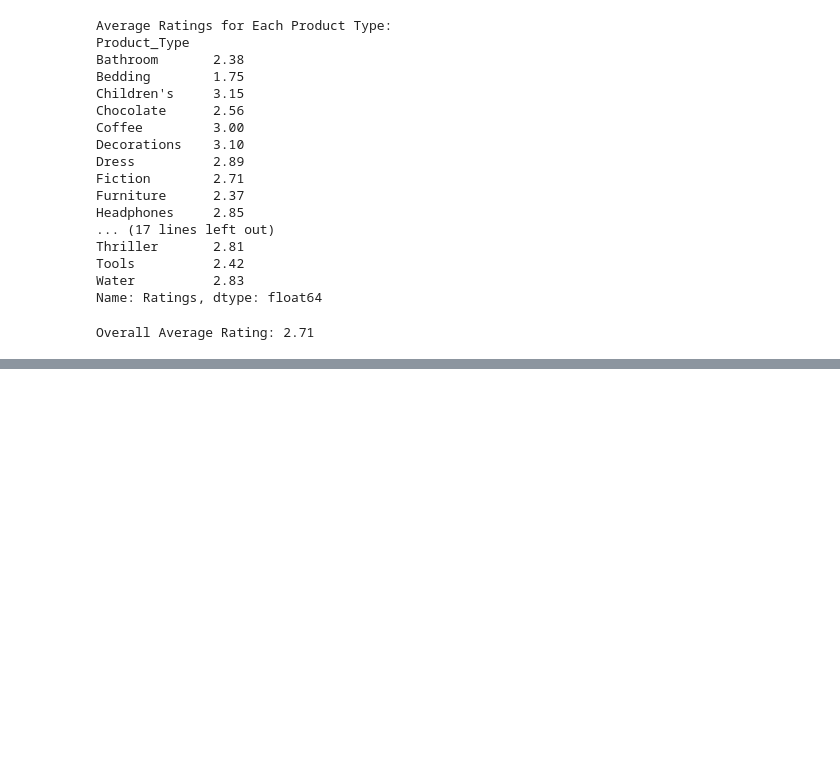
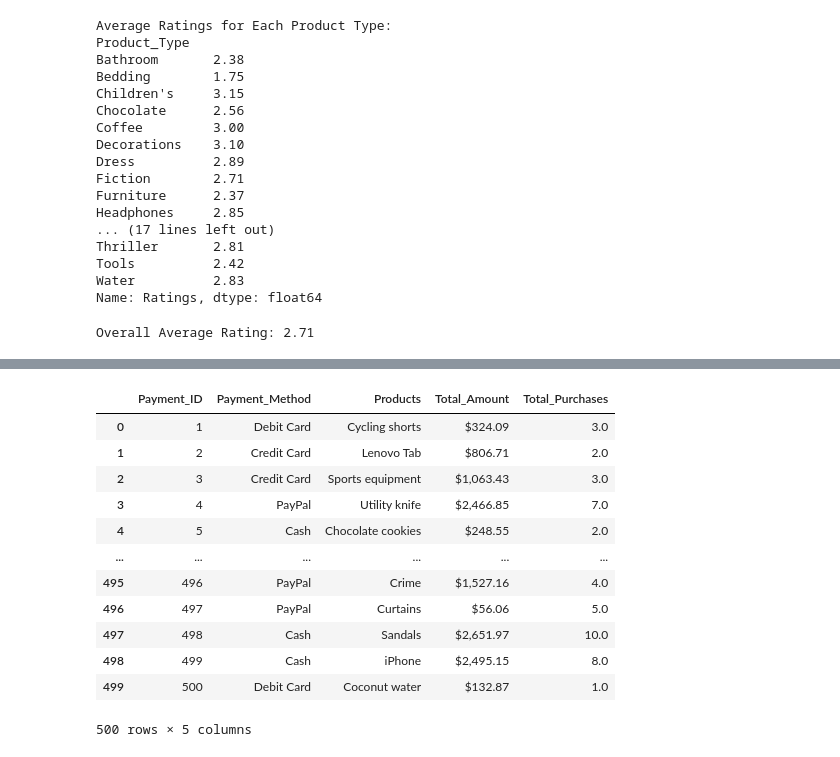
Before and after one commit to kunlay1/retail_project, a Jupyter notebook: retail_data_prj.ipynb, the cells around one changed output, grey strips where cells are left out. Cells and saved outputs as stored; diff of their text form; code cells hidden in the pictures; blank space fills up the shorter version.

Commit message:
tableCreationStage

```diff
--- a/retail_data_prj.ipynb
+++ b/retail_data_prj.ipynb
@@ -218,0 +266,3 @@ Overall Average Rating: 2.71
+# %%
+# need to rename a colum for consistency sake
+df.rename(columns={'products': 'Products'}, inplace=True)
@@ -218,0 +296,22 @@ Overall Average Rating: 2.71
+# %%
+# Payment table
+payments = df[[
+    'Payment_Method', 'Products', 'Total_Amount', 'Total_Purchases']].drop_duplicates().reset_index(drop=True)
+payments['Payment_ID'] = payments.index + 1 # create a unique Payment_ID/primary key
+payments = payments[['Payment_ID'] + [col for col in payments.columns if col != 'Payment_ID']]
+payments['Total_Amount'] = payments['Total_Amount'].map('${:,.2f}'.format)
+payments
+# %% [output]
+|  | Payment_ID | Payment_Method | Products | Total_Amount | Total_Purchases |
+| 0 | 1 | Debit Card | Cycling shorts | $324.09 | 3.0 |
+| 1 | 2 | Credit Card | Lenovo Tab | $806.71 | 2.0 |
+| 2 | 3 | Credit Card | Sports equipment | $1,063.43 | 3.0 |
+| 3 | 4 | PayPal | Utility knife | $2,466.85 | 7.0 |
+| 4 | 5 | Cash | Chocolate cookies | $248.55 | 2.0 |
+| ... | ... | ... | ... | ... | ... |
+| 495 | 496 | PayPal | Crime | $1,527.16 | 4.0 |
+| 496 | 497 | PayPal | Curtains | $56.06 | 5.0 |
+| 497 | 498 | Cash | Sandals | $2,651.97 | 10.0 |
+| 498 | 499 | Cash | iPhone | $2,495.15 | 8.0 |
+| 499 | 500 | Debit Card | Coconut water | $132.87 | 1.0 |
+500 rows × 5 columns
```
Also changed, not shown: parts of 7 cells of this notebook.
